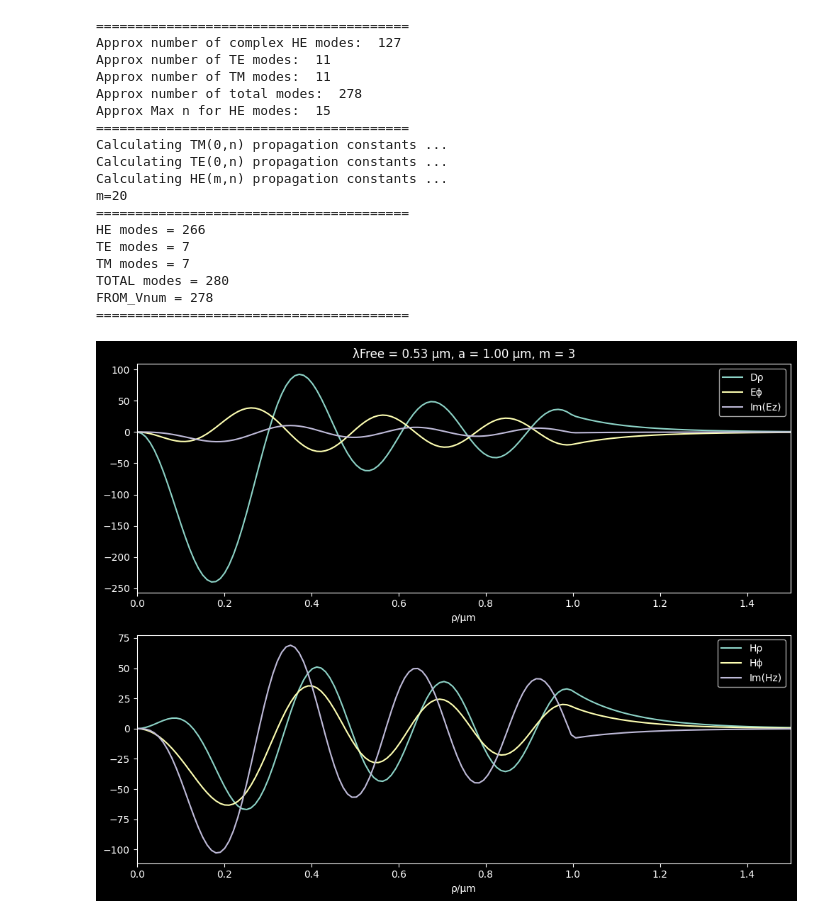
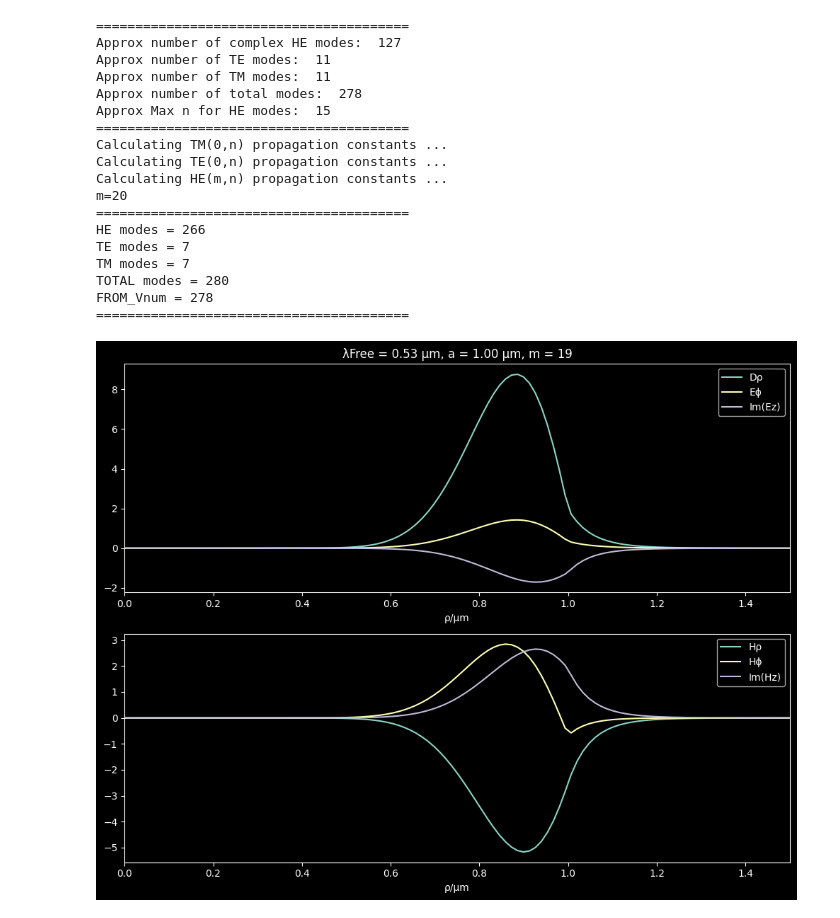
Before and after one commit to zia-lab/wavesight, a Jupyter notebook: Snyder.ipynb, the cells around one changed output. Drawn from its saved outputs; the diff is of its cells as text; code cells hidden in the pictures.

```diff
--- a/Snyder.ipynb
+++ b/Snyder.ipynb
@@ -13,9 +11,11 @@ The autoreload extension is already loaded. To reload it, use:
 # %%
 fiber_spec = {'nCladding': 1.5,
-'nCore': 2.5,
-'coreRadius': 1.0,
-'λFree': 0.532,
-}
+    'nCore': 2.5,
+    'coreRadius': 1.0,
+    'λFree': 0.532,
+    'nFree': 1.0,
+    'grid_divider': 2
+    }
 fiber_sol = ws.multisolver(fiber_spec, verbose=True,solve_modes='all')
 # %% [output]
 ========================================
@@ -39,25 +39,57 @@ FROM_Vnum = 278
 # %%
 a = fiber_spec['coreRadius']
 kFree = fiber_spec['kFree']
 λFree = 2*np.pi/kFree
-m = 3
-kz = fiber_sol['HEkz'][m][1]
+fieldType = 'HE'
+m = max(fiber_sol['HEkz'].keys())
+kz = fiber_sol[fieldType + 'kz'][m][-1]
 nCladding = fiber_spec['nCladding']
 nCore = fiber_spec['nCore']
-Efuncs, Hfuncs = fieldGenerator(a=a, kFree=kFree, kz=kz, m=m, nCladding=nCladding, nCore=nCore, fieldType='HE')
+Efuncs, Hfuncs = ws.fieldGenerator(a=a, kFree=kFree, kz=kz, m=m, nCladding=nCladding, nCore=nCore, fieldType=fieldType)
 (ECoreρ, ECoreϕ, ECorez, ECladdingρ, ECladdingϕ, ECladdingz) = Efuncs
 (HCoreρ, HCoreϕ, HCorez, HCladdingρ, HCladdingϕ, HCladdingz) = Hfuncs
 def Efun(a):
     def fun(ρ):
         if ρ<a:
             return ECoreρ(ρ), ECoreϕ(ρ), ECorez(ρ)
         else:
             return ECladdingρ(ρ), ECladdingϕ(ρ), ECladdingz(ρ)
     return fun
 def Hfun(a):
     def fun(ρ):
         if ρ<a:
             return HCoreρ(ρ), HCoreϕ(ρ), HCorez(ρ)
         else:
             return HCladdingρ(ρ), HCladdingϕ(ρ), HCladdingz(ρ)
     return fun
+
+N = 150
+dρ = a/N
+ptitle = f'λFree = {λFree:.2f} μm, a = {a:.2f} μm, m = {m}'
+ρrange = np.linspace(0,2*a,N)
+electricFun = Efun(a)
+electricFun = np.vectorize(electricFun)
+magneticFun = Hfun(a)
+magneticFun = np.vectorize(magneticFun)
+Evals = electricFun(ρrange)
+Hvals = magneticFun(ρrange)
+refIndex = np.zeros(N)
+refIndex[ρrange<a] = nCore
+refIndex[ρrange>=a] = nCladding
+permittivity = refIndex**2
+fig, axes = plt.subplots(nrows=2, figsize=(10,8))
+axes[0].plot(ρrange,Evals[0]*permittivity,label='Dρ')
+axes[0].plot(ρrange,Evals[1],label='Eϕ')
+axes[0].plot(ρrange,np.imag(Evals[2]),label='Im(Ez)')
+axes[1].plot(ρrange,Hvals[0],label='Hρ')
+axes[1].plot(ρrange,Hvals[1],label='Hϕ')
+axes[1].plot(ρrange,np.imag(Hvals[2]),label='Im(Hz)')
+for ax in axes:
+    ax.set_xlim(0,1.5*a)
+    ax.set_xlabel('ρ/μm')
+    ax.legend()
+axes[0].set_title(ptitle)
+plt.tight_layout()
+plt.show()
+# %% [output]
+[figure, added]
@@ -66,30 +95,0 @@ ptitle = f'λFree = {λFree:.2f} μm, a = {a:.2f} μm, m = {m}'
-# %%
-N = 150
-dρ = a/N
-ρrange = np.linspace(0,1.5*a,N)
-electricFun = Efun(a)
-electricFun = np.vectorize(electricFun)
-magneticFun = Hfun(a)
-magneticFun = np.vectorize(magneticFun)
-Evals = electricFun(ρrange)
-Hvals = magneticFun(ρrange)
-refIndex = np.zeros(N)
-refIndex[ρrange<a] = nCore
-refIndex[ρrange>=a] = nCladding
-permittivity = refIndex**2
-fig, axes = plt.subplots(nrows=2, figsize=(10,8))
-axes[0].plot(ρrange,Evals[0]*permittivity,label='Dρ')
-axes[0].plot(ρrange,Evals[1],label='Eϕ')
-axes[0].plot(ρrange,np.imag(Evals[2]),label='Im(Ez)')
-axes[1].plot(ρrange,Hvals[0],label='Hρ')
-axes[1].plot(ρrange,Hvals[1],label='Hϕ')
-axes[1].plot(ρrange,np.imag(Hvals[2]),label='Im(Hz)')
-for ax in axes:
-    ax.set_xlim(0,1.5*a)
-    ax.set_xlabel('ρ/μm')
-    ax.legend()
-axes[0].set_title(ptitle)
-plt.tight_layout()
-plt.show()
-# %% [output]
-[figure, removed]
```
Also changed, not shown: parts of 12 cells of this notebook, 3 other files.
